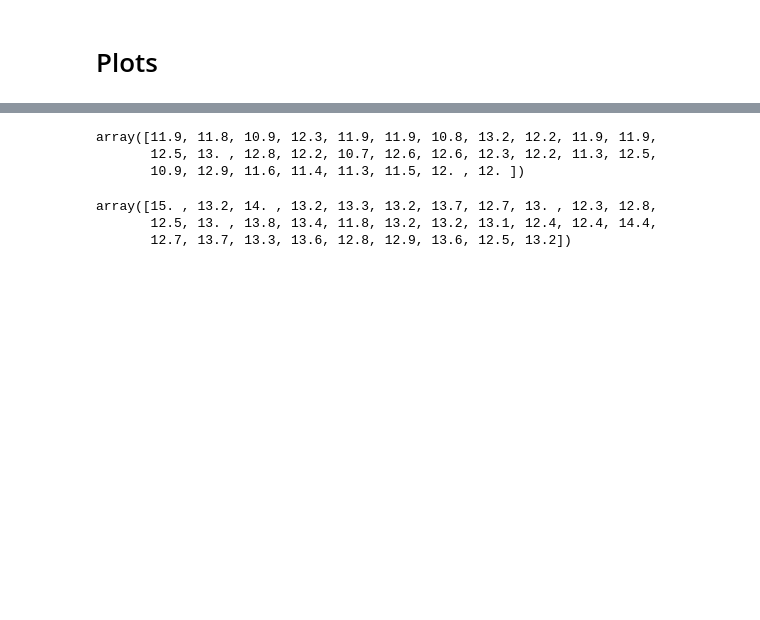
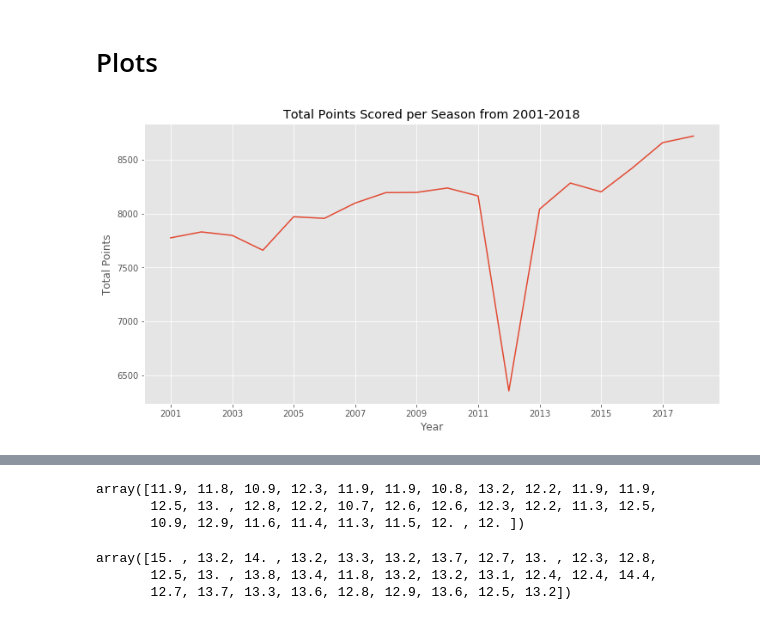
Before and after one commit to johncpolitte/NBA_Data_Analysis, a Jupyter notebook: Pandas_work.ipynb, the cells around one changed output, grey strips where cells are left out. Cells and saved outputs as stored; diff of their text form; code cells hidden in the pictures; blank space fills up the shorter version.

```diff
--- a/Pandas_work.ipynb
+++ b/Pandas_work.ipynb
@@ -264,4 +265,18 @@ big_test
 | 2P | 0.830 | 0.819 | 0.818 | 0.813 | 0.804 | 0.798 | 0.787 | 0.778 | 0.776 | 0.778 | 0.778 | ... |
 # %% [markdown]
 # Plots
+# %%
+points = np.array(big_test.iloc[[9],:])
+points = points.reshape(18,1)
+fig, ax = plt.subplots(figsize=(12,6))
+x = (2001,2002,2003,2004,2005,2006,2007,2008,2009,2010,2011,2012,2013,2014,2015,2016,2017,2018)
+y = points
+lines = ax.plot(x,y)
+ax.set(title= 'Total Points Scored per Season from 2001-2018',
+      ylabel = 'Total Points',
+      xlabel = 'Year')
+plt.xticks(range(2001, 2018, 2))
+plt.show()
+# %% [output]
+[figure, added]
 # %%
```
Also changed, not shown: parts of 9 cells of this notebook, 1 other file.
